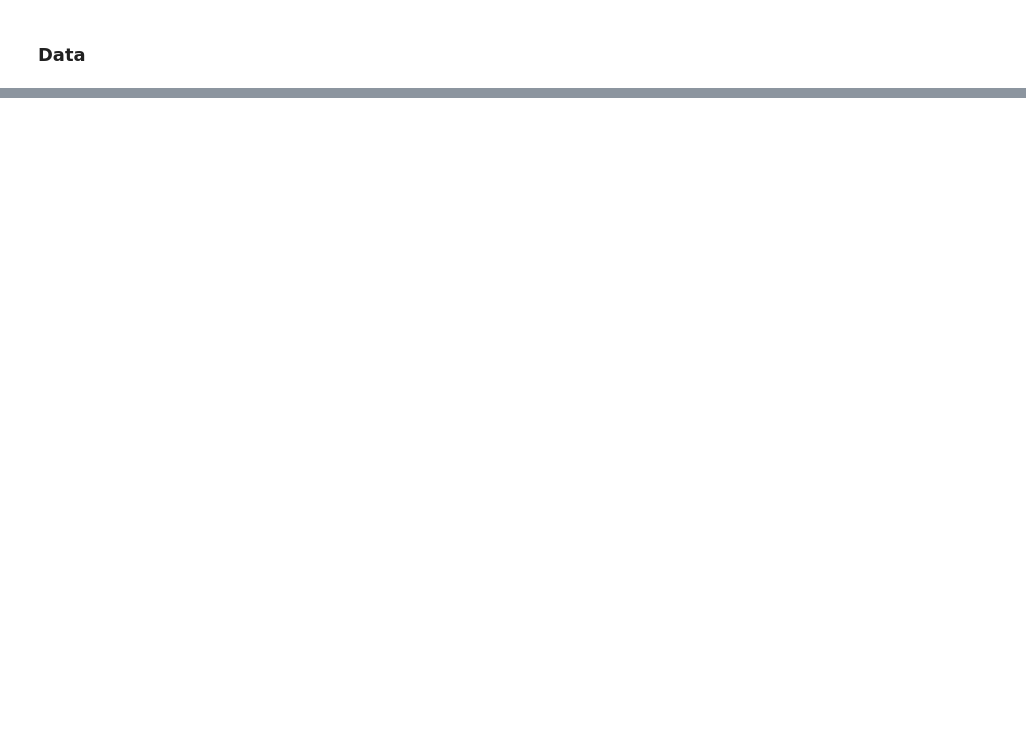
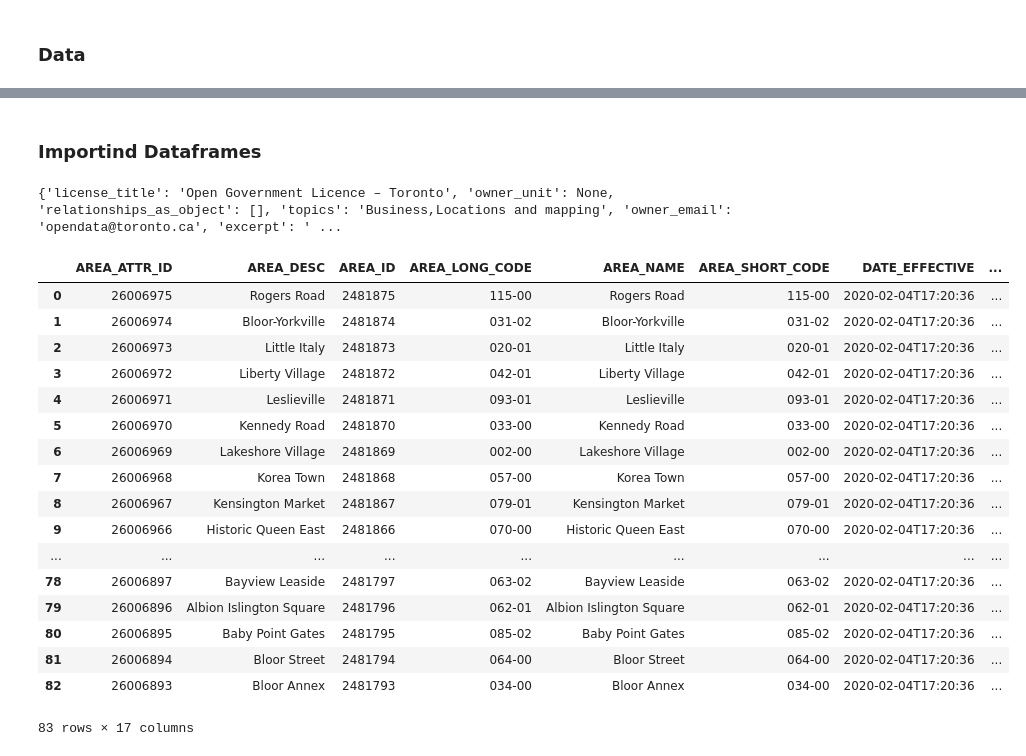
Before and after one commit to LanaDS/Data-Science-Professional-Certificate, a Jupyter notebook: Capstone Project2.ipynb, the cells around one changed output, grey strips where cells are left out. Drawn from its saved outputs; the diff is of its cells as text; code cells hidden in the pictures; blank space fills up the shorter version.

```diff
--- a/Capstone Project2.ipynb
+++ b/Capstone Project2.ipynb
@@ -18,0 +81,49 @@ ___
+# %% [markdown]
+ ### Importind Dataframes
+# %%
+import urllib
+import json
+import pandas as pd
+
+# Get the dataset metadata by passing package_id to the package_search endpoint
+# For example, to retrieve the metadata for this dataset:
+
+url = "https://ckan0.cf.opendata.inter.prod-toronto.ca/api/3/action/package_show"
+params = { "id": "9edb9628-1213-42bd-8352-5c4ed28e9e42"}
+response = urllib.request.urlopen(url, data=bytes(json.dumps(params), encoding="utf-8"))
+package = json.loads(response.read())
+print(package["result"])
+
+# Get the data by passing the resource_id to the datastore_search endpoint
+# See https://docs.ckan.org/en/latest/maintaining/datastore.html for detailed parameters options
+# For example, to retrieve the data content for the first resource in the datastore:
+
+for idx, resource in enumerate(package["result"]["resources"]):
+    if resource["datastore_active"]:
+        url = "https://ckan0.cf.opendata.inter.prod-toronto.ca/api/3/action/datastore_search"
+        p = { "id": resource["id"] }
+        r = urllib.request.urlopen(url, data=bytes(json.dumps(p), encoding="utf-8"))
+        data = json.loads(r.read())
+        df = pd.DataFrame(data["result"]["records"])
+        break
+df
+# %% [output]
+{'license_title': 'Open Government Licence – Toronto', 'owner_unit': None, 'relationships_as_object': [], 'topics': 'Business,Locations and mapping', 'owner_email': 'opendata@toronto.ca', 'excerpt': ' ...
+|  | AREA_ATTR_ID | AREA_DESC | AREA_ID | AREA_LONG_CODE | AREA_NAME | AREA_SHORT_CODE | DATE_EFFECTIVE | ... |
+| 0 | 26006975 | Rogers Road | 2481875 | 115-00 | Rogers Road | 115-00 | 2020-02-04T17:20:36 | ... |
+| 1 | 26006974 | Bloor-Yorkville | 2481874 | 031-02 | Bloor-Yorkville | 031-02 | 2020-02-04T17:20:36 | ... |
+| 2 | 26006973 | Little Italy | 2481873 | 020-01 | Little Italy | 020-01 | 2020-02-04T17:20:36 | ... |
+| 3 | 26006972 | Liberty Village | 2481872 | 042-01 | Liberty Village | 042-01 | 2020-02-04T17:20:36 | ... |
+| 4 | 26006971 | Leslieville | 2481871 | 093-01 | Leslieville | 093-01 | 2020-02-04T17:20:36 | ... |
+| 5 | 26006970 | Kennedy Road | 2481870 | 033-00 | Kennedy Road | 033-00 | 2020-02-04T17:20:36 | ... |
+| 6 | 26006969 | Lakeshore Village | 2481869 | 002-00 | Lakeshore Village | 002-00 | 2020-02-04T17:20:36 | ... |
+| 7 | 26006968 | Korea Town | 2481868 | 057-00 | Korea Town | 057-00 | 2020-02-04T17:20:36 | ... |
+| 8 | 26006967 | Kensington Market | 2481867 | 079-01 | Kensington Market | 079-01 | 2020-02-04T17:20:36 | ... |
+| 9 | 26006966 | Historic Queen East | 2481866 | 070-00 | Historic Queen East | 070-00 | 2020-02-04T17:20:36 | ... |
+| ... | ... | ... | ... | ... | ... | ... | ... | ... |
+| 78 | 26006897 | Bayview Leaside | 2481797 | 063-02 | Bayview Leaside | 063-02 | 2020-02-04T17:20:36 | ... |
+| 79 | 26006896 | Albion Islington Square | 2481796 | 062-01 | Albion Islington Square | 062-01 | 2020-02-04T17:20:36 | ... |
+| 80 | 26006895 | Baby Point Gates | 2481795 | 085-02 | Baby Point Gates | 085-02 | 2020-02-04T17:20:36 | ... |
+| 81 | 26006894 | Bloor Street | 2481794 | 064-00 | Bloor Street | 064-00 | 2020-02-04T17:20:36 | ... |
+| 82 | 26006893 | Bloor Annex | 2481793 | 034-00 | Bloor Annex | 034-00 | 2020-02-04T17:20:36 | ... |
+83 rows × 17 columns
```
Also changed, not shown: parts of 26 cells of this notebook.
